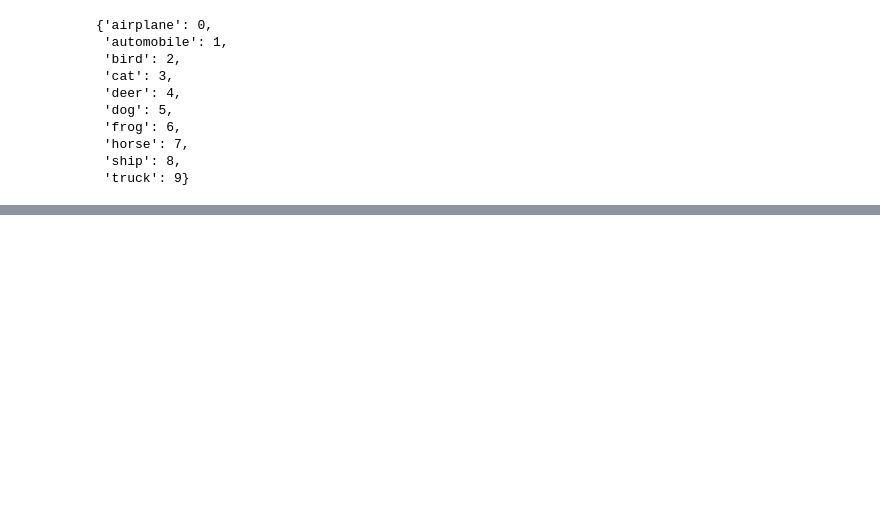
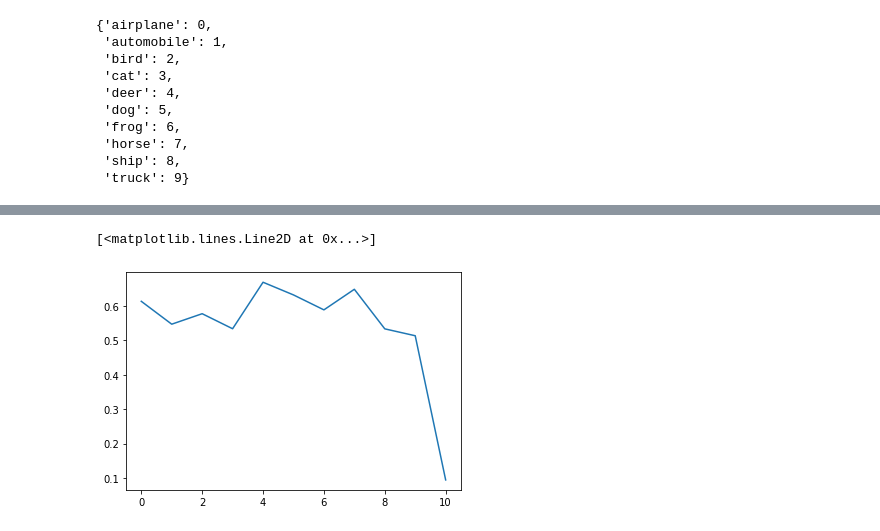
Before and after one commit to einbandi/ptsne-pytorch, a Jupyter notebook: cifar-manipulation.ipynb, the cells around one changed output, grey strips where cells are left out. Drawn from its saved outputs; the diff is of its cells as text; code cells hidden in the pictures; blank space fills up the shorter version.

```diff
--- a/cifar-manipulation.ipynb
+++ b/cifar-manipulation.ipynb
@@ -394,0 +482,5 @@ cifar_test.class_to_idx
+# %%
+plt.plot(torch.tensor(results)[:,1])
+# %% [output]
+[<matplotlib.lines.Line2D at 0x...>]
+[figure, added]
```
Also changed, not shown: parts of 21 cells of this notebook.
